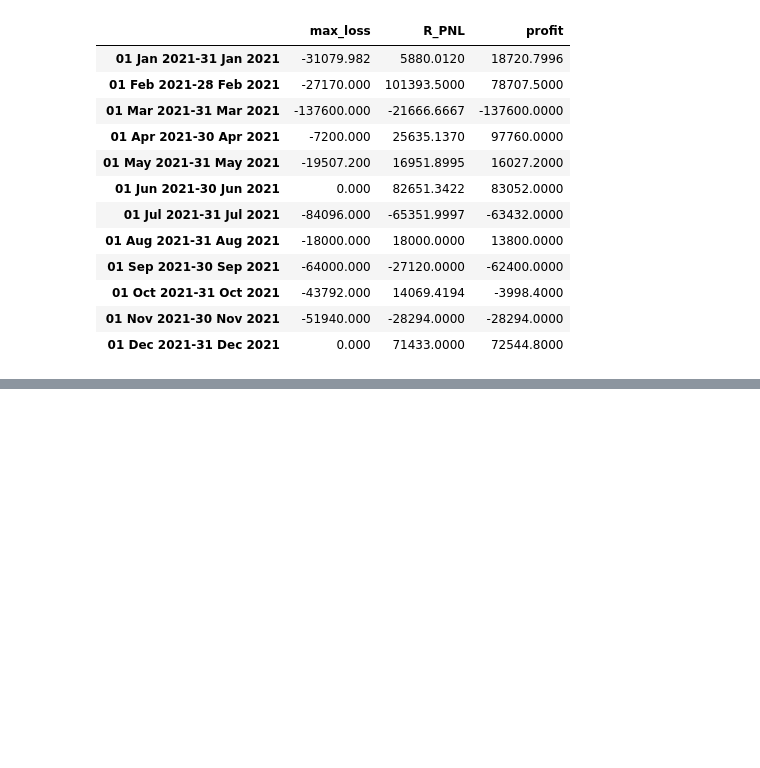
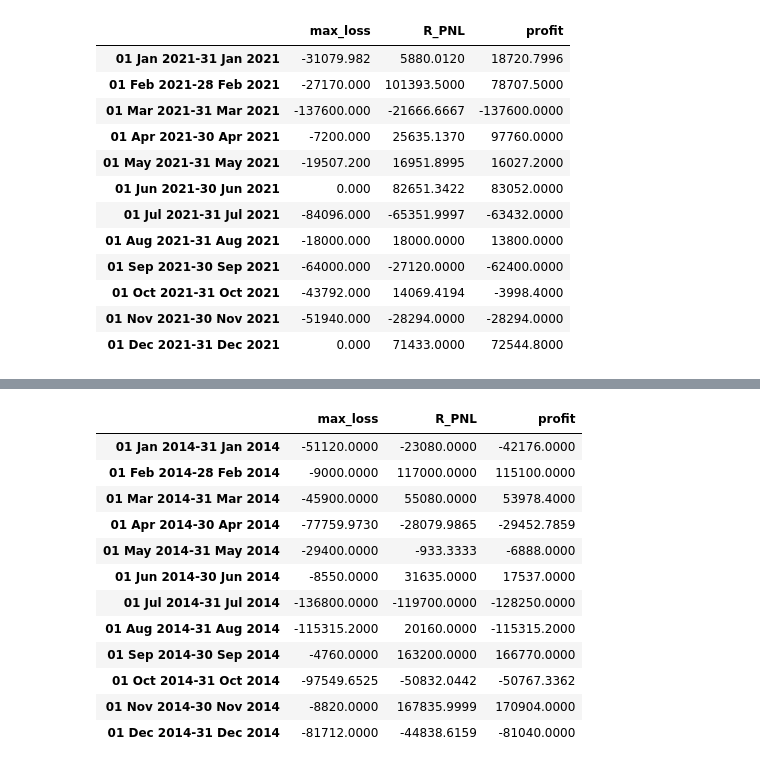
Before and after one commit to SamanvayMS/bp-Trading, a Jupyter notebook: Genetic_Algo_using_Deap_revise.ipynb, the cells around one changed output, grey strips where cells are left out. Cells and saved outputs as stored; diff of their text form; code cells hidden in the pictures; blank space fills up the shorter version.

```diff
--- a/Genetic_Algo_using_Deap_revise.ipynb
+++ b/Genetic_Algo_using_Deap_revise.ipynb
@@ -1314,0 +1472,16 @@ testing_df
+# %%
+testing_df
+# %% [output]
+|  | max_loss | R_PNL | profit |
+| 01 Jan 2014-31 Jan 2014 | -51120.0000 | -23080.0000 | -42176.0000 |
+| 01 Feb 2014-28 Feb 2014 | -9000.0000 | 117000.0000 | 115100.0000 |
+| 01 Mar 2014-31 Mar 2014 | -45900.0000 | 55080.0000 | 53978.4000 |
+| 01 Apr 2014-30 Apr 2014 | -77759.9730 | -28079.9865 | -29452.7859 |
+| 01 May 2014-31 May 2014 | -29400.0000 | -933.3333 | -6888.0000 |
+| 01 Jun 2014-30 Jun 2014 | -8550.0000 | 31635.0000 | 17537.0000 |
+| 01 Jul 2014-31 Jul 2014 | -136800.0000 | -119700.0000 | -128250.0000 |
+| 01 Aug 2014-31 Aug 2014 | -115315.2000 | 20160.0000 | -115315.2000 |
+| 01 Sep 2014-30 Sep 2014 | -4760.0000 | 163200.0000 | 166770.0000 |
+| 01 Oct 2014-31 Oct 2014 | -97549.6525 | -50832.0442 | -50767.3362 |
+| 01 Nov 2014-30 Nov 2014 | -8820.0000 | 167835.9999 | 170904.0000 |
+| 01 Dec 2014-31 Dec 2014 | -81712.0000 | -44838.6159 | -81040.0000 |
```
Also changed, not shown: parts of 21 cells of this notebook, 1 other file.
